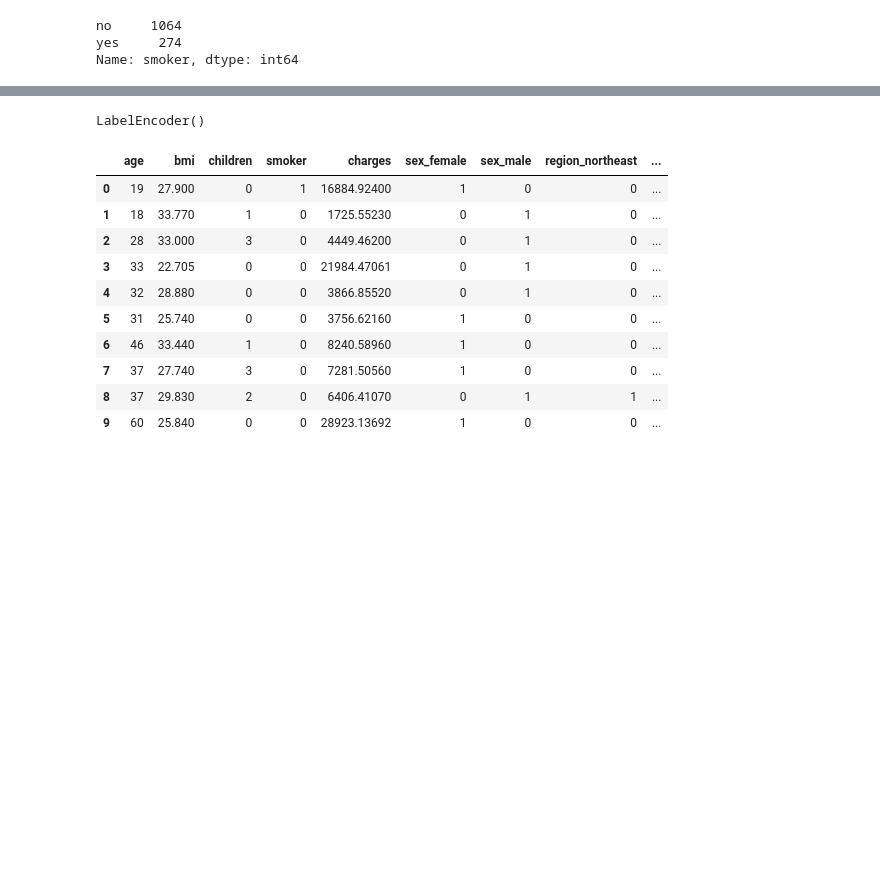
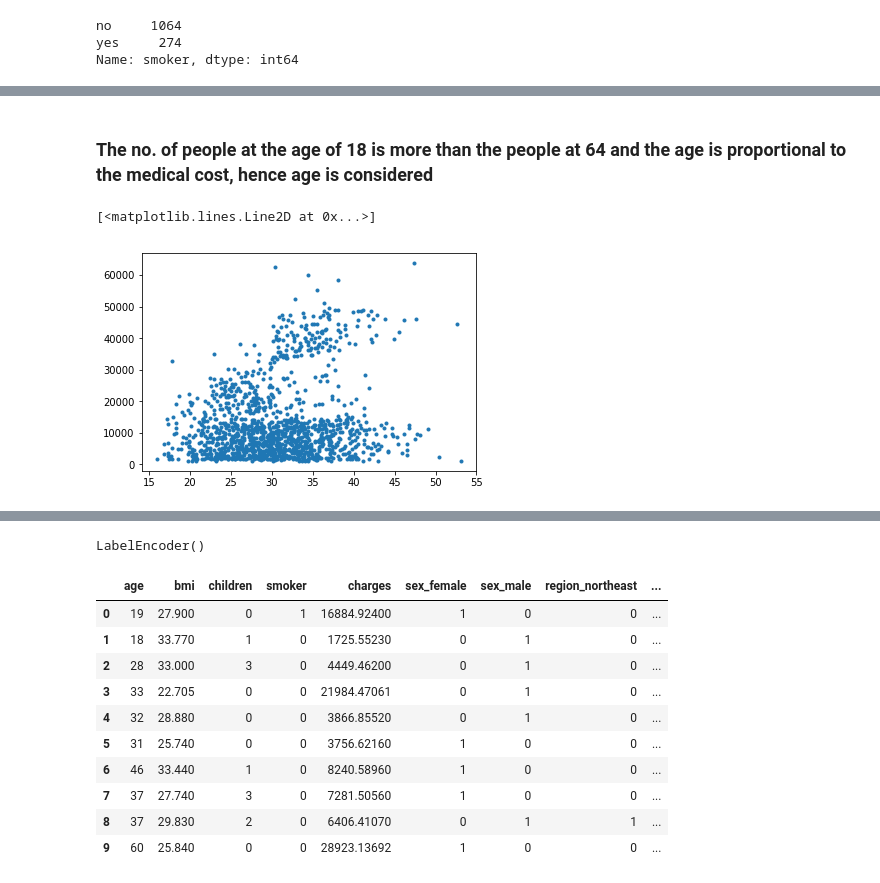
Before and after one commit to nishasridhar98/Insurance-Forecast, a Jupyter notebook: Linear Regression-Insurance Dataset.ipynb, the cells around one changed output, grey strips where cells are left out. Cells and saved outputs as stored; diff of their text form; code cells hidden in the pictures; blank space fills up the shorter version.

Commit message:
Add the code for data visualization

```diff
--- a/Linear Regression-Insurance Dataset.ipynb
+++ b/Linear Regression-Insurance Dataset.ipynb
@@ -38,0 +63,7 @@ Name: smoker, dtype: int64
+# %% [markdown]
+### The no. of people at the age of 18 is more than the people at 64 and the age is proportional to the medical cost, hence age is considered
+# %%
+plt.plot(data['bmi'],data['charges'],'.')
+# %% [output]
+[<matplotlib.lines.Line2D at 0x...>]
+[figure, added]
```
Also changed, not shown: parts of 10 cells of this notebook.
